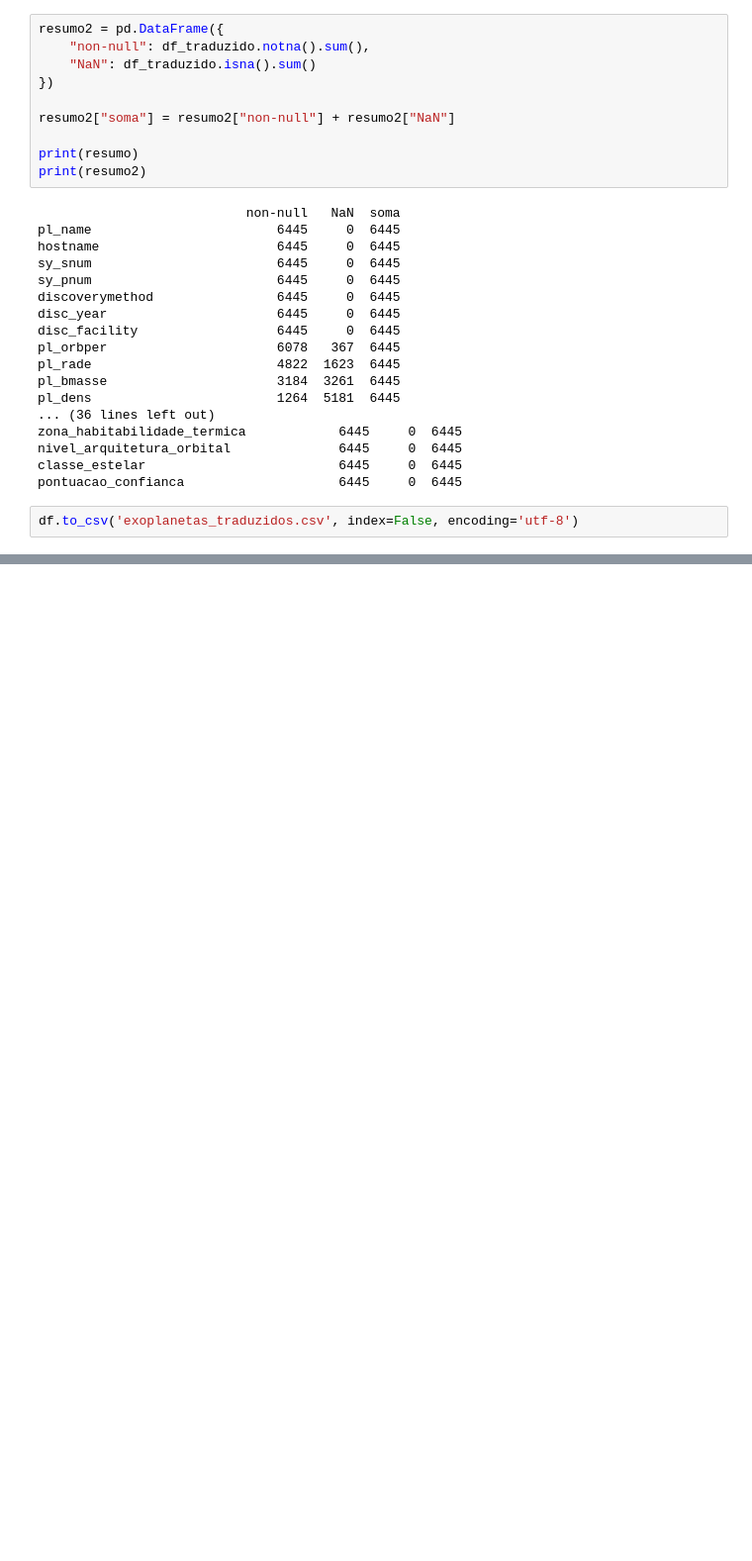
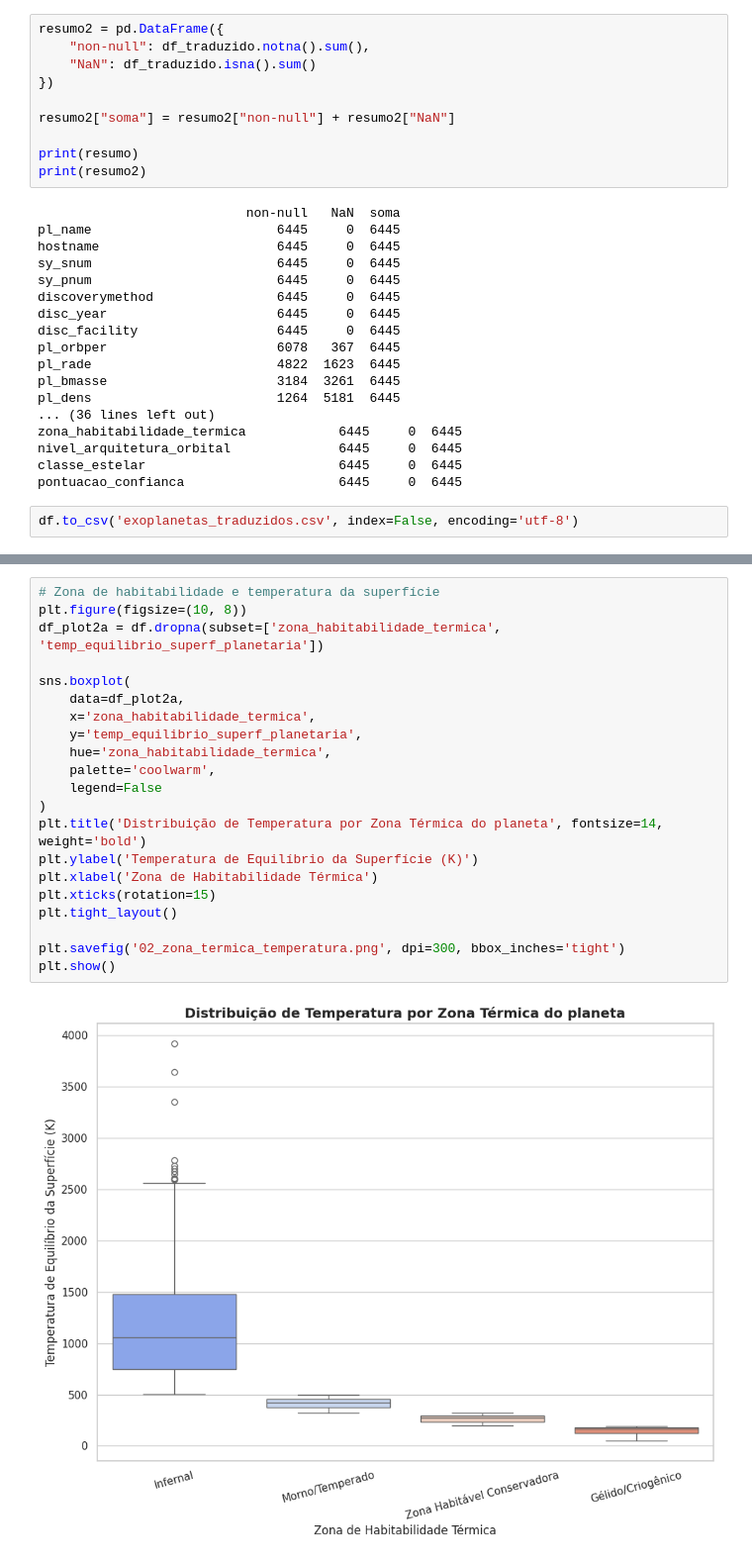
Before and after one commit to zenitheesc/minicurso-analise-exploratoria, a Jupyter notebook: dataset_espacial_principal.ipynb, the cells around one changed output, grey strips where cells are left out. Shown at 99% size. Saved outputs shown, nothing was run; the diff lists cells and outputs as text; blank space fills up the shorter version.

```diff
--- a/dataset_espacial_principal.ipynb
+++ b/dataset_espacial_principal.ipynb
@@ -398,0 +431,23 @@ df.to_csv('exoplanetas_traduzidos.csv', index=False, encoding='utf-8')
+# %%
+# Zona de habitabilidade e temperatura da superfície
+plt.figure(figsize=(10, 8))
+df_plot2a = df.dropna(subset=['zona_habitabilidade_termica', 'temp_equilibrio_superf_planetaria'])
+
+sns.boxplot(
+    data=df_plot2a,
+    x='zona_habitabilidade_termica',
+    y='temp_equilibrio_superf_planetaria',
+    hue='zona_habitabilidade_termica',
+    palette='coolwarm',
+    legend=False
+)
+plt.title('Distribuição de Temperatura por Zona Térmica do planeta', fontsize=14, weight='bold')
+plt.ylabel('Temperatura de Equilíbrio da Superfície (K)')
+plt.xlabel('Zona de Habitabilidade Térmica')
+plt.xticks(rotation=15)
+plt.tight_layout()
+
+plt.savefig('02_zona_termica_temperatura.png', dpi=300, bbox_inches='tight')
+plt.show()
+# %% [output]
+[figure, added]
```
Also changed, not shown: parts of 5 cells of this notebook.
